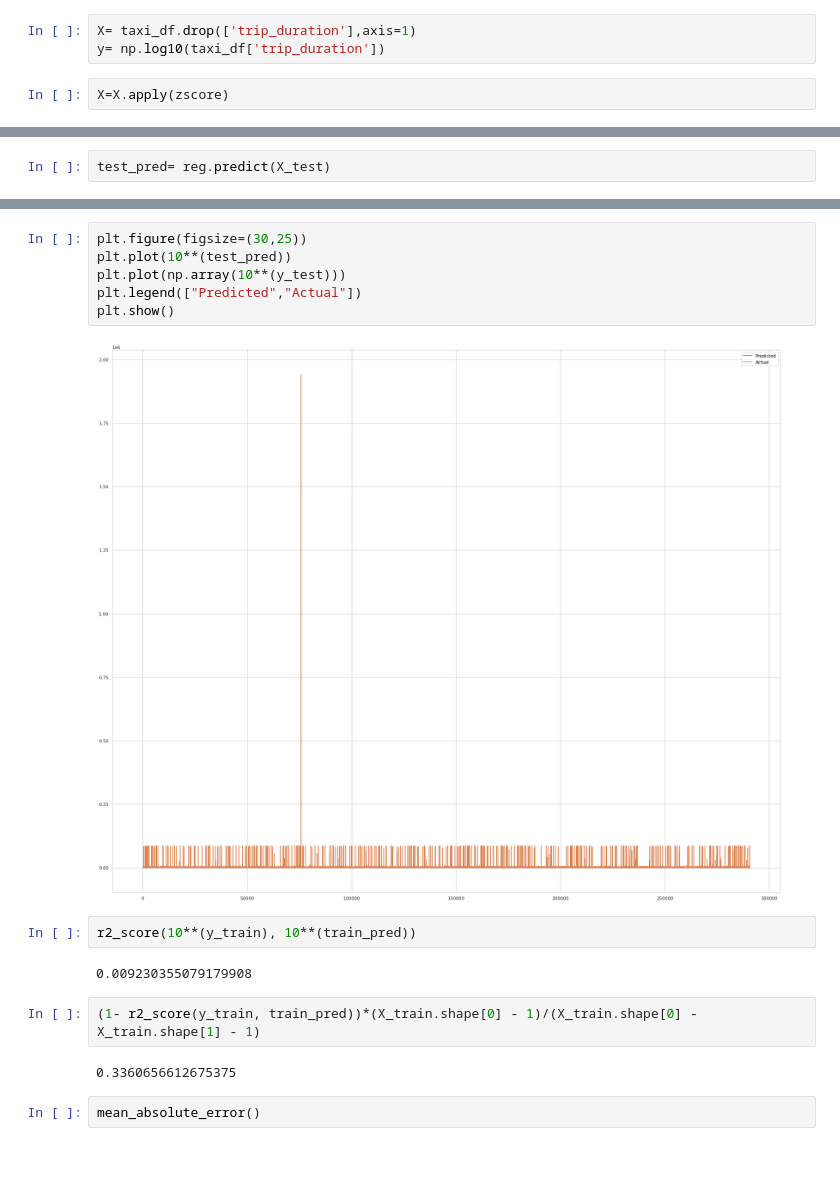
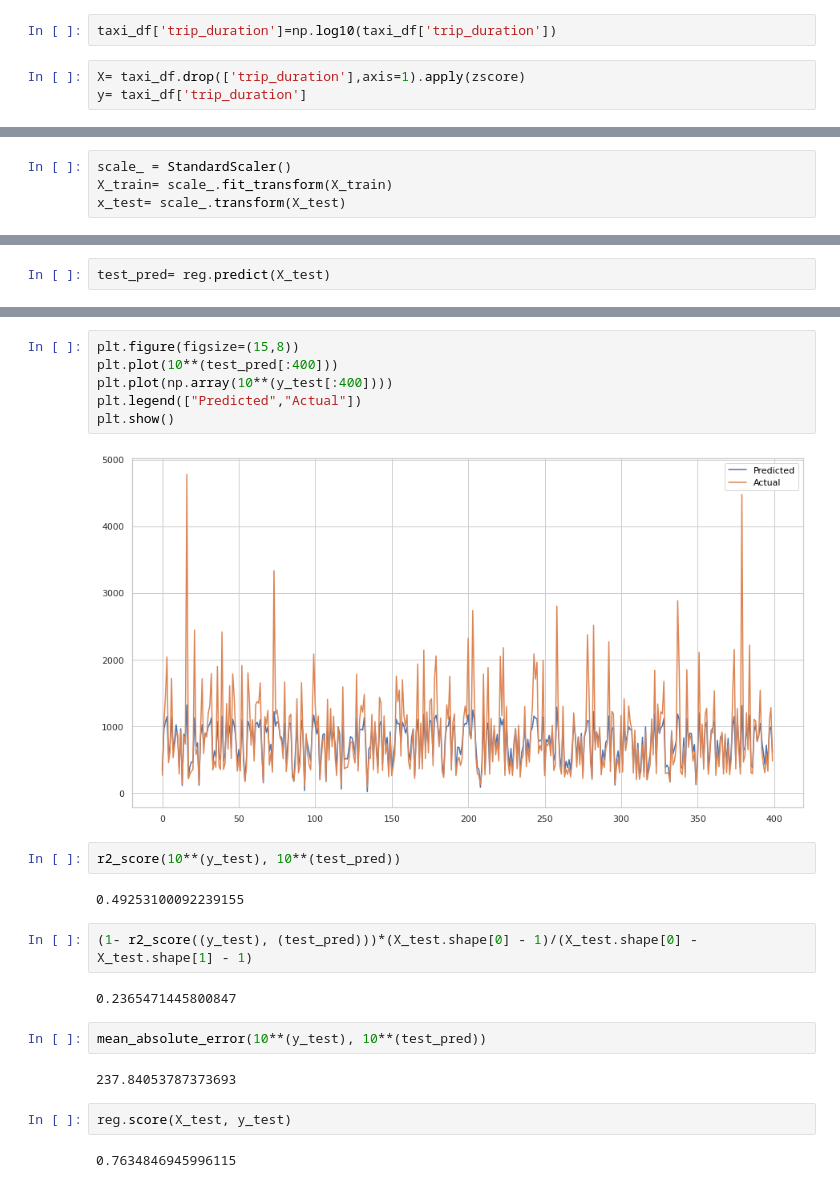
Before and after one commit to indrochoco/NYC-Taxi-prediction, a Jupyter notebook: Copy_2_of_NYC_Taxi_Trip_Time_Prediction_Capstone_Project.ipynb, the cells around one changed output, grey strips where cells are left out. Cells and saved outputs as stored; diff of their text form; blank space fills up the shorter version.

```diff
--- a/Copy_2_of_NYC_Taxi_Trip_Time_Prediction_Capstone_Project.ipynb
+++ b/Copy_2_of_NYC_Taxi_Trip_Time_Prediction_Capstone_Project.ipynb
@@ -385,16 +394,20 @@ from sklearn.metrics import mean_absolute_error
 # %%
 from scipy.stats import zscore
+# %%
+taxi_df['trip_duration']=np.log10(taxi_df['trip_duration'])
 # %%
-X= taxi_df.drop(['trip_duration'],axis=1)
-y= np.log10(taxi_df['trip_duration'])
+X= taxi_df.drop(['trip_duration'],axis=1).apply(zscore)
+y= taxi_df['trip_duration']
-# %%
-X=X.apply(zscore)
 # %%
 X_train,X_test,y_train,y_test = train_test_split(X,y,test_size = 0.2,random_state = 32)
 # %%
 scale = MinMaxScaler()
 X_train= scale.fit_transform(X_train)
 x_test= scale.transform(X_test)
+# %%
+scale_ = StandardScaler()
+X_train= scale_.fit_transform(X_train)
+x_test= scale_.transform(X_test)
 # %%
 reg = LinearRegression()
 reg.fit(X_train,y_train)
@@ -415,18 +428,24 @@ mean_squared_error(10**(y_train), 10**(train_pred))
 # %%
-plt.figure(figsize=(30,25))
-plt.plot(10**(test_pred))
-plt.plot(np.array(10**(y_test)))
+plt.figure(figsize=(15,8))
+plt.plot(10**(test_pred[:400]))
+plt.plot(np.array(10**(y_test[:400])))
 plt.legend(["Predicted","Actual"])
 plt.show()
 # %% [output]
-[figure, old version]
+[figure, new version]
 # %%
-r2_score(10**(y_train), 10**(train_pred))
+r2_score(10**(y_test), 10**(test_pred))
 # %% [output]
-0.009230355079179908
+0.49253100092239155
 # %%
-(1- r2_score(y_train, train_pred))*(X_train.shape[0] - 1)/(X_train.shape[0] - X_train.shape[1] - 1)
+(1- r2_score((y_test), (test_pred)))*(X_test.shape[0] - 1)/(X_test.shape[0] - X_test.shape[1] - 1)
 # %% [output]
-0.3360656612675375
+0.2365471445800847
-# %%
-mean_absolute_error()
+# %%
+mean_absolute_error(10**(y_test), 10**(test_pred))
+# %% [output]
+237.84053787373693
+# %%
+reg.score(X_test, y_test)
+# %% [output]
+0.7634846945996115
```
Also changed, not shown: parts of 50 cells of this notebook.
